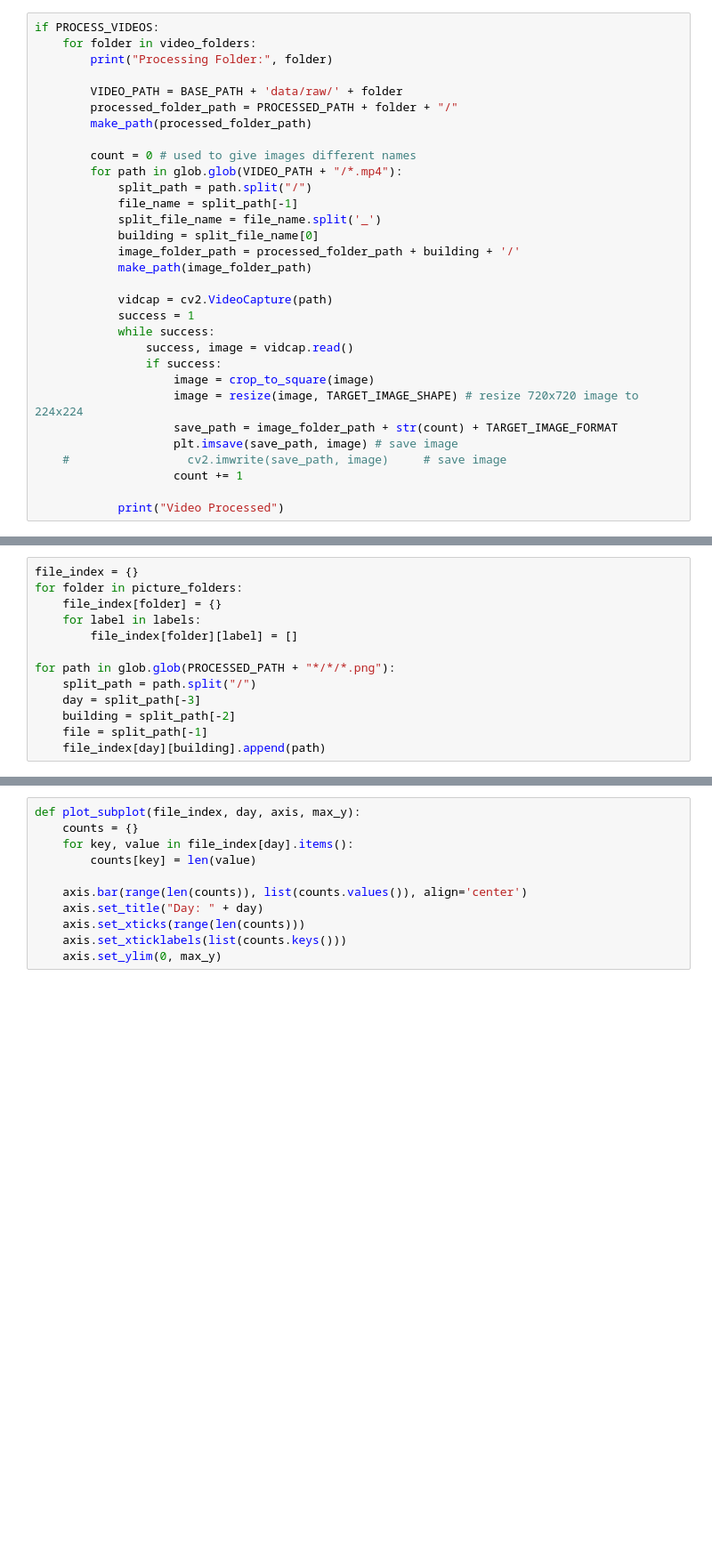
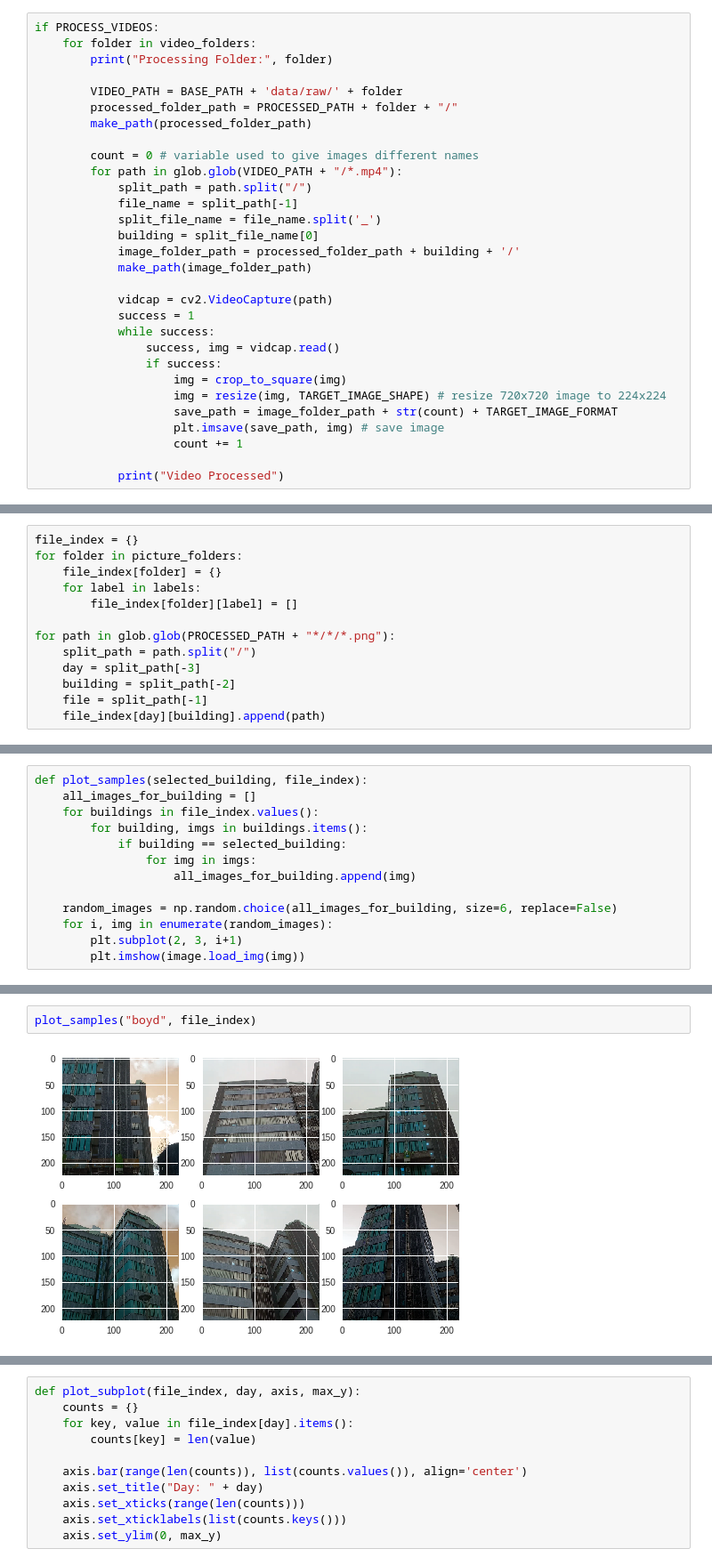
Before and after one commit to Andrew-Mackay/building_classifier, a Jupyter notebook: notebooks/AX-2019.ipynb, the cells around one changed output, grey strips where cells are left out. Shown at 89% size. Cells and saved outputs as stored; diff of their text form; blank space fills up the shorter version.

```diff
--- a/notebooks/AX-2019.ipynb
+++ b/notebooks/AX-2019.ipynb
@@ -220,7 +233,7 @@ if PROCESS_VIDEOS:
         processed_folder_path = PROCESSED_PATH + folder + "/"
         make_path(processed_folder_path)
 
-        count = 0 # used to give images different names
+        count = 0 # variable used to give images different names
         for path in glob.glob(VIDEO_PATH + "/*.mp4"):
             split_path = path.split("/")
             file_name = split_path[-1]
@@ -232,13 +245,12 @@ if PROCESS_VIDEOS:
             vidcap = cv2.VideoCapture(path)
             success = 1
             while success:
-                success, image = vidcap.read()
+                success, img = vidcap.read()
                 if success:
-                    image = crop_to_square(image)
-                    image = resize(image, TARGET_IMAGE_SHAPE) # resize 720x720 image to 224x224
+                    img = crop_to_square(img)
+                    img = resize(img, TARGET_IMAGE_SHAPE) # resize 720x720 image to 224x224
                     save_path = image_folder_path + str(count) + TARGET_IMAGE_FORMAT
-                    plt.imsave(save_path, image) # save image
-    #                 cv2.imwrite(save_path, image)     # save image
+                    plt.imsave(save_path, img) # save image
                     count += 1
 
             print("Video Processed")
@@ -264,0 +280,13 @@ for path in glob.glob(PROCESSED_PATH + "*/*/*.png"):
+# %%
+def plot_samples(selected_building, file_index):
+    all_images_for_building = []
+    for buildings in file_index.values():
+        for building, imgs in buildings.items():
+            if building == selected_building:
+                for img in imgs:
+                    all_images_for_building.append(img)
+
+    random_images = np.random.choice(all_images_for_building, size=6, replace=False)
+    for i, img in enumerate(random_images):
+        plt.subplot(2, 3, i+1)
+        plt.imshow(image.load_img(img))
@@ -264,0 +295,4 @@ for path in glob.glob(PROCESSED_PATH + "*/*/*.png"):
+# %%
+plot_samples("boyd", file_index)
+# %% [output]
+[figure, added]
```
Also changed, not shown: parts of 89 cells of this notebook, 5 other files.
